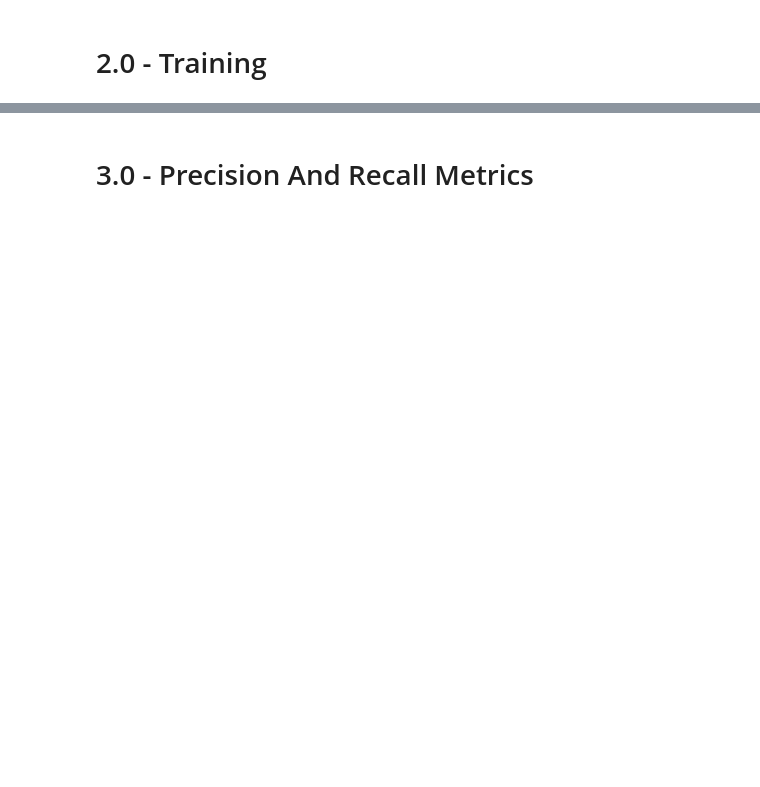
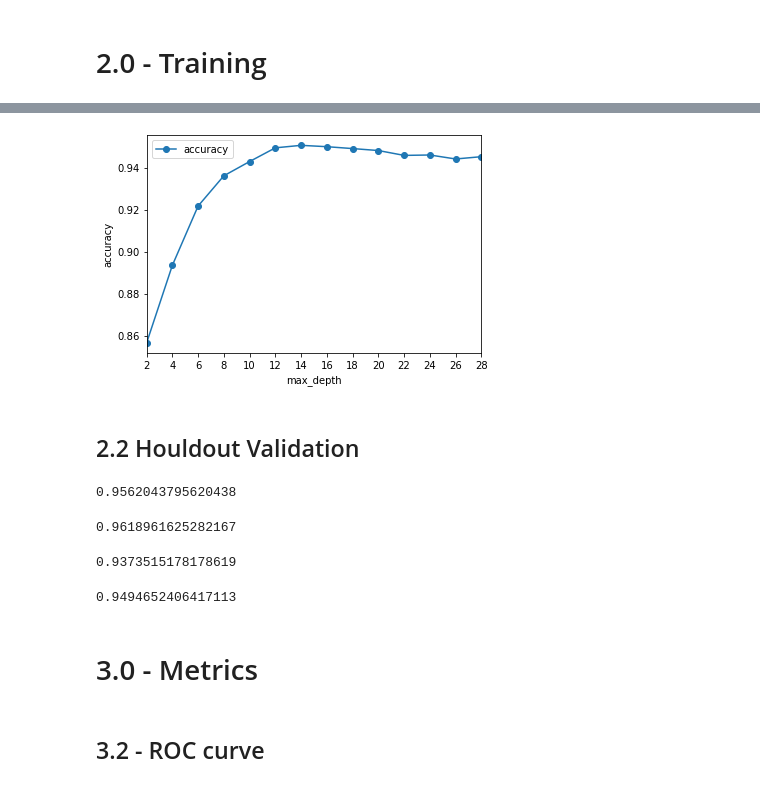
Before and after one commit to CarvalhooNeto/ensaio_machine_learning, a Jupyter notebook: Decision_Tree.ipynb, the cells around one changed output, grey strips where cells are left out. Drawn from its saved outputs; the diff is of its cells as text; code cells hidden in the pictures; blank space fills up the shorter version.

Commit message:
Enviando resultados da Decision Tree

```diff
--- a/Decision_Tree.ipynb
+++ b/Decision_Tree.ipynb
@@ -28,2 +56,6 @@ df6 = pd.read_csv('/home/aderaldo/estudos/comunidade_ds/fundamentos_de_machine_l
+# %%
+x_val = df5.loc[:, features]
+# %%
+y_val = df6.copy()
 # %% [markdown]
 # 2.0 - Training
@@ -30,2 +64,12 @@ df6 = pd.read_csv('/home/aderaldo/estudos/comunidade_ds/fundamentos_de_machine_l
 # %%
-model_tree = tr.DecisionTreeClassifier(max_depth = 2, min_samples_split = 50)
+depth_values = np.arange(2, 30, 2)
+accuracy_values = []
+
+for i in depth_values:
+    print( "valor de max_depth: {}".format( i ) )
+    model_tree = tr.DecisionTreeClassifier( max_depth = i)
+    model_tree.fit( x_train, y_train )
+    y_pred = model_tree.predict( x_val )
+    accuracy = mt.accuracy_score( y_val, y_pred)
+    print( "Valor da acurácia: {} \n".format( accuracy ) )
+    accuracy_values.append( accuracy )
@@ -32,2 +94,39 @@ model_tree = tr.DecisionTreeClassifier(max_depth = 2, min_samples_split = 50)
+# %%
+depth_accuracy = { 'max_depth': depth_values, 'accuracy': accuracy_values}
+depth_accuracy_dataframe = pd.DataFrame(depth_accuracy)
+# %%
+fig, ax = plt.subplots()
+depth_accuracy_dataframe.plot(x="max_depth", y="accuracy", marker="o", ax=ax)
+plt.xlabel("max_depth")
+plt.ylabel("accuracy")
+ax.set_xlim(2,28)
+ax.set_xticks(np.arange(2, 30, 2));
+# %% [output]
+[figure, added]
+# %% [markdown]
+## 2.2 Houldout Validation
+# %%
+# Define
+model = tr.DecisionTreeClassifier(max_depth = 14)
+# fit
+model.fit ( np.concatenate( ( x_train, x_val) ) , np.concatenate( ( y_train, y_val ) ) )
+# predict
+y_pred_final = model.predict( x_test )
+# performance
+mt.accuracy_score( y_test, y_pred_final )
+# %% [output]
+0.9562043795620438
+# %%
+mt.precision_score( y_test, y_pred_final )
+# %% [output]
+0.9618961625282167
+# %%
+mt.recall_score( y_test, y_pred_final )
+# %% [output]
+0.9373515178178619
+# %%
+mt.f1_score( y_test, y_pred_final )
+# %% [output]
+0.9494652406417113
 # %% [markdown]
-# 3.0 - Precision And Recall Metrics
+# 3.0 - Metrics
@@ -33,0 +136,2 @@ model_tree = tr.DecisionTreeClassifier(max_depth = 2, min_samples_split = 50)
+# %% [markdown]
+## 3.2 - ROC curve
```
Also changed, not shown: parts of 18 cells of this notebook.
